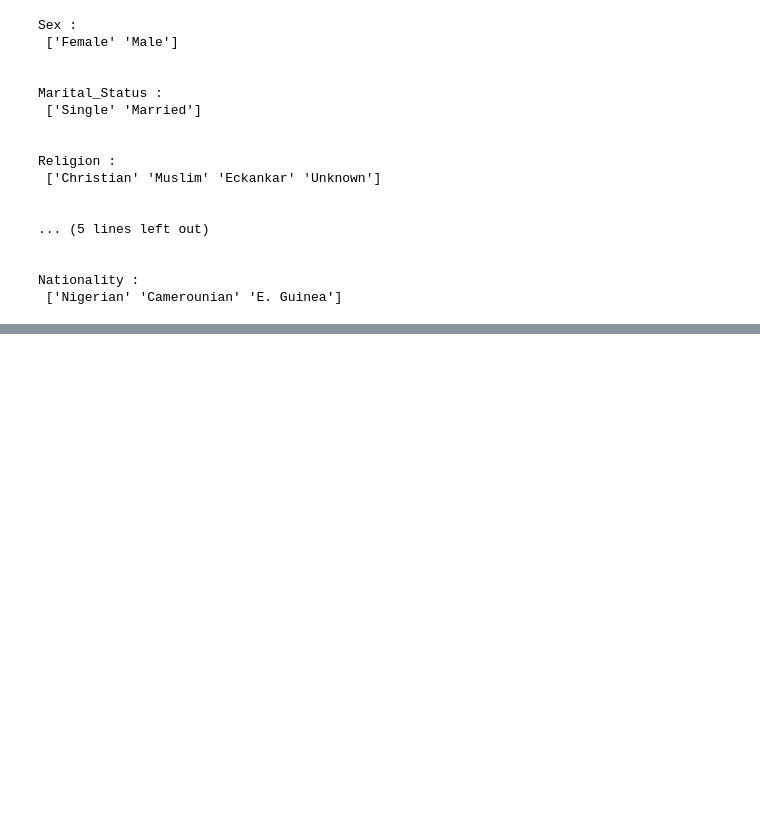
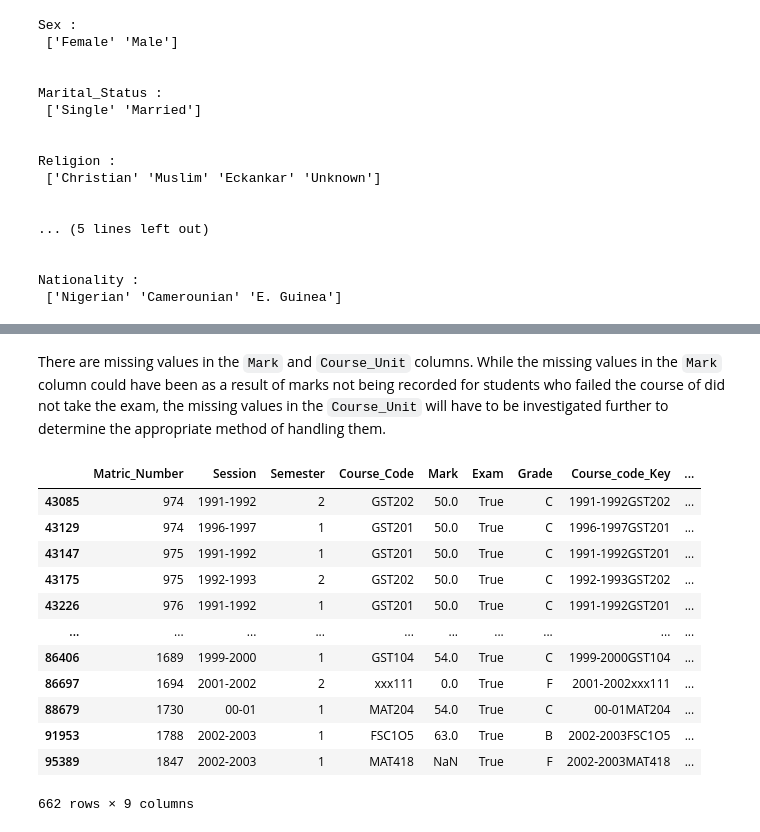
Before and after one commit to Emmbrik/Final-year-project, a Jupyter notebook: Notebook.ipynb, the cells around one changed output, grey strips where cells are left out. Saved outputs shown, nothing was run; the diff lists cells and outputs as text; code cells hidden in the pictures; blank space fills up the shorter version.

```diff
--- a/Notebook.ipynb
+++ b/Notebook.ipynb
@@ -386,0 +461,19 @@ Nationality :
+# %% [markdown]
+There are missing values in the `Mark` and `Course_Unit` columns. While the missing values in the `Mark` column could have been as a result of marks not being recorded for students who failed the course of did not take the exam, the missing values in the `Course_Unit` will have to be investigated further to determine the appropriate method of handling them.
+# %%
+# Missing values in the `Course_Unit`
+Result[Result['Course_Unit'].isnull()]
+# %% [output]
+|  | Matric_Number | Session | Semester | Course_Code | Mark | Exam | Grade | Course_code_Key | ... |
+| 43085 | 974 | 1991-1992 | 2 | GST202 | 50.0 | True | C | 1991-1992GST202 | ... |
+| 43129 | 974 | 1996-1997 | 1 | GST201 | 50.0 | True | C | 1996-1997GST201 | ... |
+| 43147 | 975 | 1991-1992 | 1 | GST201 | 50.0 | True | C | 1991-1992GST201 | ... |
+| 43175 | 975 | 1992-1993 | 2 | GST202 | 50.0 | True | C | 1992-1993GST202 | ... |
+| 43226 | 976 | 1991-1992 | 1 | GST201 | 50.0 | True | C | 1991-1992GST201 | ... |
+| ... | ... | ... | ... | ... | ... | ... | ... | ... | ... |
+| 86406 | 1689 | 1999-2000 | 1 | GST104 | 54.0 | True | C | 1999-2000GST104 | ... |
+| 86697 | 1694 | 2001-2002 | 2 | xxx111 | 0.0 | True | F | 2001-2002xxx111 | ... |
+| 88679 | 1730 | 00-01 | 1 | MAT204 | 54.0 | True | C | 00-01MAT204 | ... |
+| 91953 | 1788 | 2002-2003 | 1 | FSC1O5 | 63.0 | True | B | 2002-2003FSC1O5 | ... |
+| 95389 | 1847 | 2002-2003 | 1 | MAT418 | NaN | True | F | 2002-2003MAT418 | ... |
+662 rows × 9 columns
```
Also changed, not shown: parts of 25 cells of this notebook.
